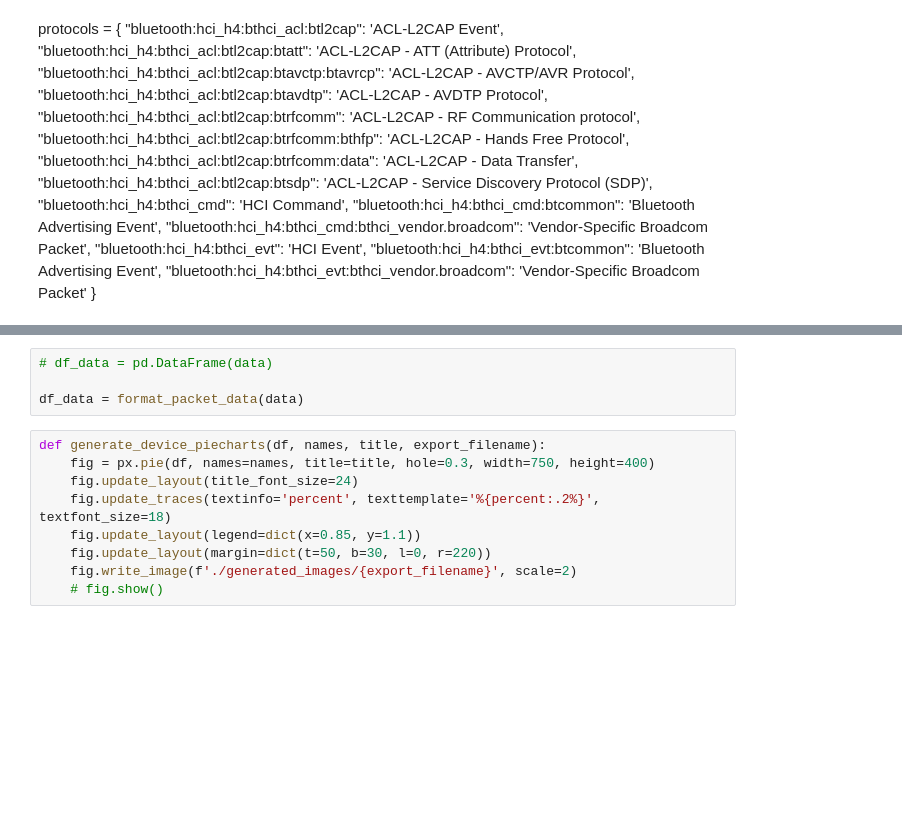
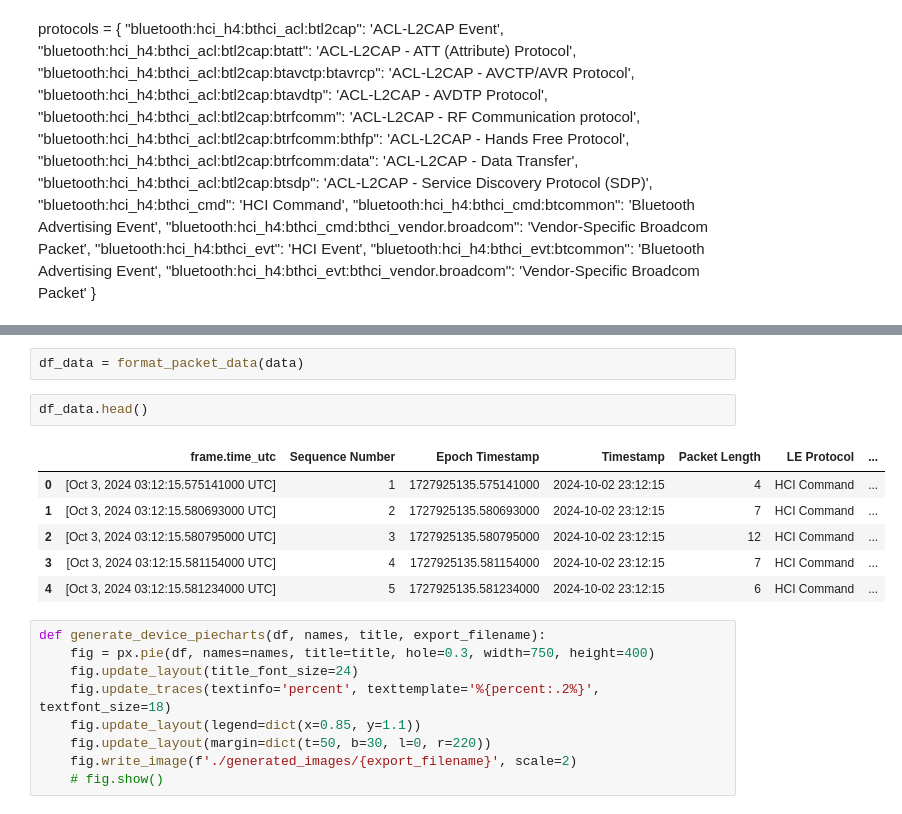
Before and after one commit to ashishmathew0297/Bluetooth-Snoop-Log-Tracker, a Jupyter notebook: src/btsnoop_sniffer.ipynb, the cells around one changed output, grey strips where cells are left out. Drawn from its saved outputs; the diff is of its cells as text; blank space fills up the shorter version.

```diff
--- a/src/btsnoop_sniffer.ipynb
+++ b/src/btsnoop_sniffer.ipynb
@@ -128,10 +123,17 @@ def format_packet_data(data):
             del packet[key]
 
     return pd.DataFrame(data)
-# %%
-# df_data = pd.DataFrame(data)
-
-df_data = format_packet_data(data)
+# %%
+df_data = format_packet_data(data)
+# %%
+df_data.head()
+# %% [output]
+|  | frame.time_utc | Sequence Number | Epoch Timestamp | Timestamp | Packet Length | LE Protocol | ... |
+| 0 | [Oct 3, 2024 03:12:15.575141000 UTC] | 1 | 1727925135.575141000 | 2024-10-02 23:12:15 | 4 | HCI Command | ... |
+| 1 | [Oct 3, 2024 03:12:15.580693000 UTC] | 2 | 1727925135.580693000 | 2024-10-02 23:12:15 | 7 | HCI Command | ... |
+| 2 | [Oct 3, 2024 03:12:15.580795000 UTC] | 3 | 1727925135.580795000 | 2024-10-02 23:12:15 | 12 | HCI Command | ... |
+| 3 | [Oct 3, 2024 03:12:15.581154000 UTC] | 4 | 1727925135.581154000 | 2024-10-02 23:12:15 | 7 | HCI Command | ... |
+| 4 | [Oct 3, 2024 03:12:15.581234000 UTC] | 5 | 1727925135.581234000 | 2024-10-02 23:12:15 | 6 | HCI Command | ... |
 # %%
 def generate_device_piecharts(df, names, title, export_filename):
     fig = px.pie(df, names=names, title=title, hole=0.3, width=750, height=400)
```
Also changed, not shown: parts of 15 cells of this notebook, 2 other files.
